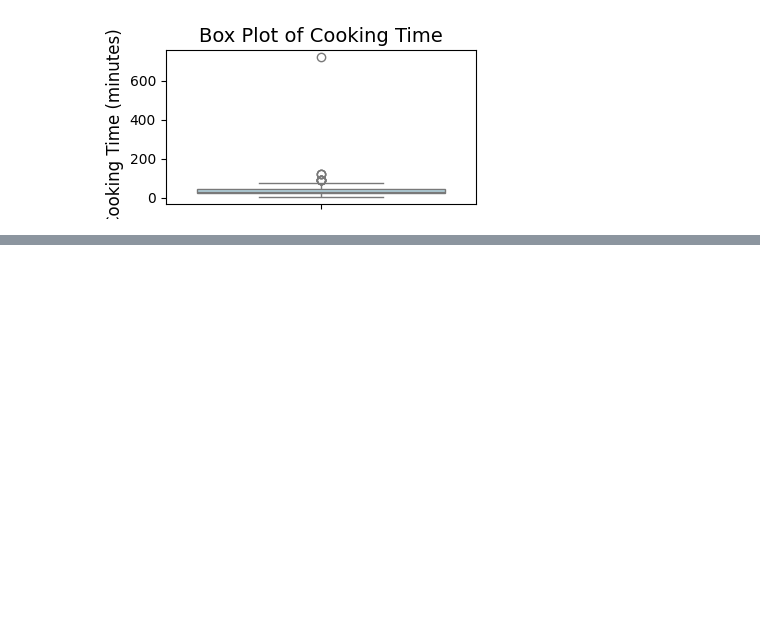
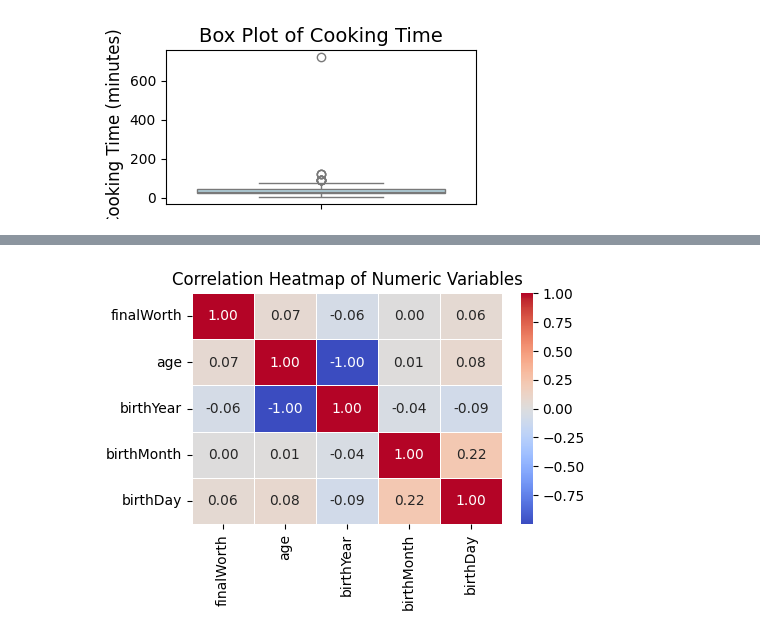
Before and after one commit to Piramu-Mahalingam/DS-Course-Assignment-1, a Jupyter notebook: Piramu_M_Assignment_Data_Visualization.ipynb, the cells around one changed output, grey strips where cells are left out. Saved outputs shown, nothing was run; the diff lists cells and outputs as text; code cells hidden in the pictures; blank space fills up the shorter version.

```diff
--- a/Piramu_M_Assignment_Data_Visualization.ipynb
+++ b/Piramu_M_Assignment_Data_Visualization.ipynb
@@ -163,0 +184,17 @@ plt.show()
+# %%
+#c)Create a heatmap and see the correlation between all the numeric variables. Print the correlation value also in the heatmap.
+#c)Create a heatmap and see the correlation between all the numeric variables. Print the correlation value also in the heatmap.
+import seaborn as sns
+import numpy as np
+# Compute the correlation matrix, select only numeric columns
+numeric_df = df_filtered.select_dtypes(include=np.number) # Select only numeric columns
+corr_matrix = numeric_df.corr()
+# Create a heatmap
+plt.figure(figsize=(5, 3))
+sns.heatmap(corr_matrix, annot=True, cmap="coolwarm", fmt=".2f", linewidths=0.5)
+# Title
+plt.title("Correlation Heatmap of Numeric Variables")
+# Show plot
+plt.show()
+# %% [output]
+[figure, added]
```
Also changed, not shown: parts of 16 cells of this notebook.
